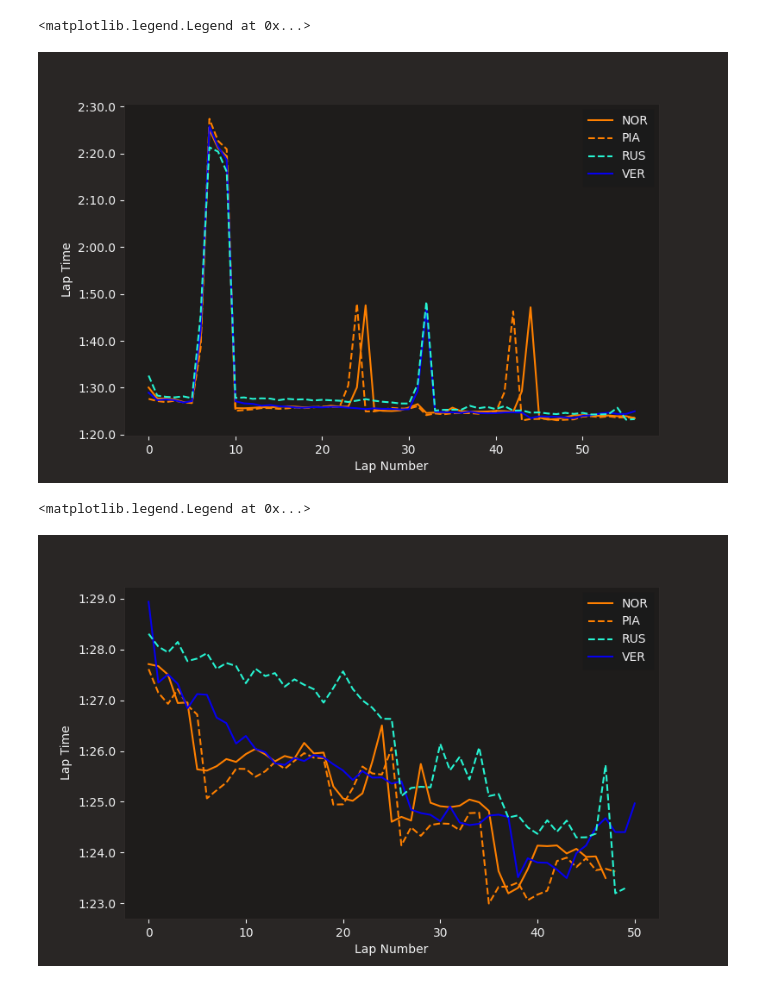
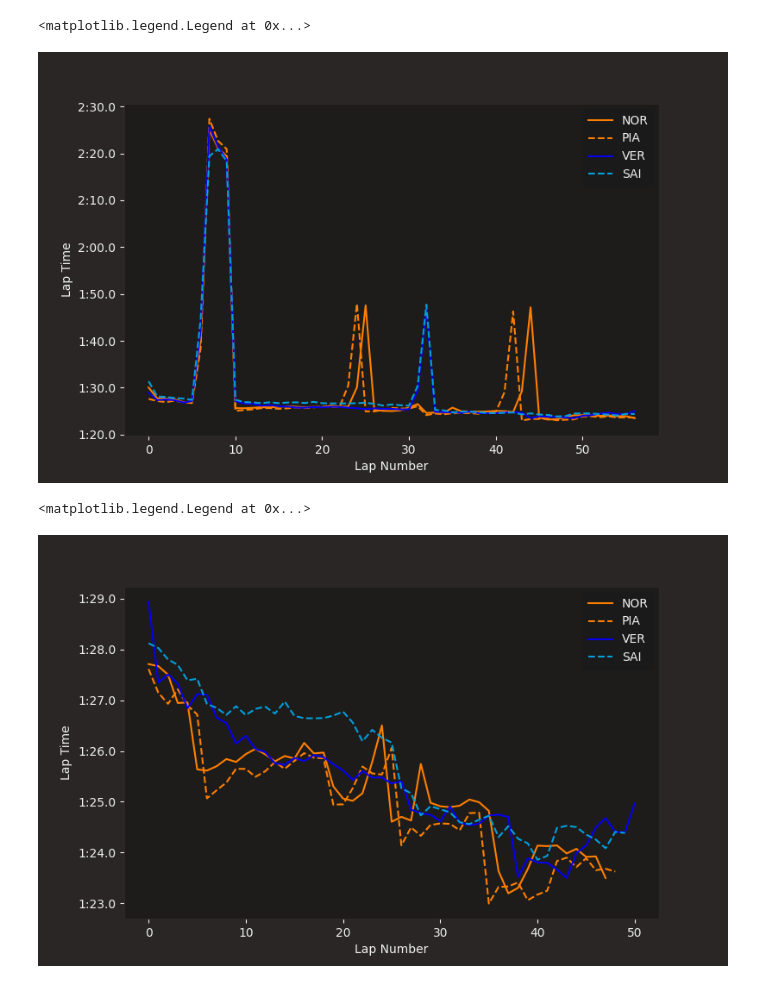
Before and after one commit to vitorvelozo/cesar-beat-f1-workshop, a Jupyter notebook: notebooks/plot_styling/driver_specific.ipynb, the cells around one changed output. Saved outputs shown, nothing was run; the diff lists cells and outputs as text; code cells hidden in the pictures.

Commit message:
add(notebooks): driver specific plotting

```diff
--- a/notebooks/plot_styling/driver_specific.ipynb
+++ b/notebooks/plot_styling/driver_specific.ipynb
@@ -28,7 +28,7 @@ core           INFO     Finished loading data for 20 drivers: ['1', '81', '55',
 # %%
 fig, ax = plt.subplots(figsize=(8, 5))
 
-for driver in ("NOR", "PIA", "VER", "RUS"):
+for driver in ("NOR", "PIA", "VER", "SAI"):
     laps = race.laps.pick_drivers(driver).reset_index()
     style = plotting.get_driver_style(identifier=driver,
                                       style=["color", "linestyle"],
@@ -41,21 +41,21 @@ ax.legend()
 plotting.add_sorted_driver_legend(ax, race)
 # %% [output]
 <matplotlib.legend.Legend at 0x...>
-[figure, old version]
+[figure, new version]
 # %%
 fig, ax = plt.subplots(figsize=(8, 5))
 
-for driver in ("NOR", "PIA", "VER", "RUS"):
+for driver in ("NOR", "PIA", "VER", "SAI"):
     laps = race.laps.pick_drivers(driver).pick_quicklaps().reset_index()
     style = plotting.get_driver_style(identifier=driver,
                                       style=["color", "linestyle"],
                                       session=race)
     ax.plot(laps["LapTime"], **style, label=driver)
 
 ax.set_xlabel("Lap Number")
 ax.set_ylabel("Lap Time")
 ax.legend()
 plotting.add_sorted_driver_legend(ax, race)
 # %% [output]
 <matplotlib.legend.Legend at 0x...>
-[figure, old version]
+[figure, new version]
```
